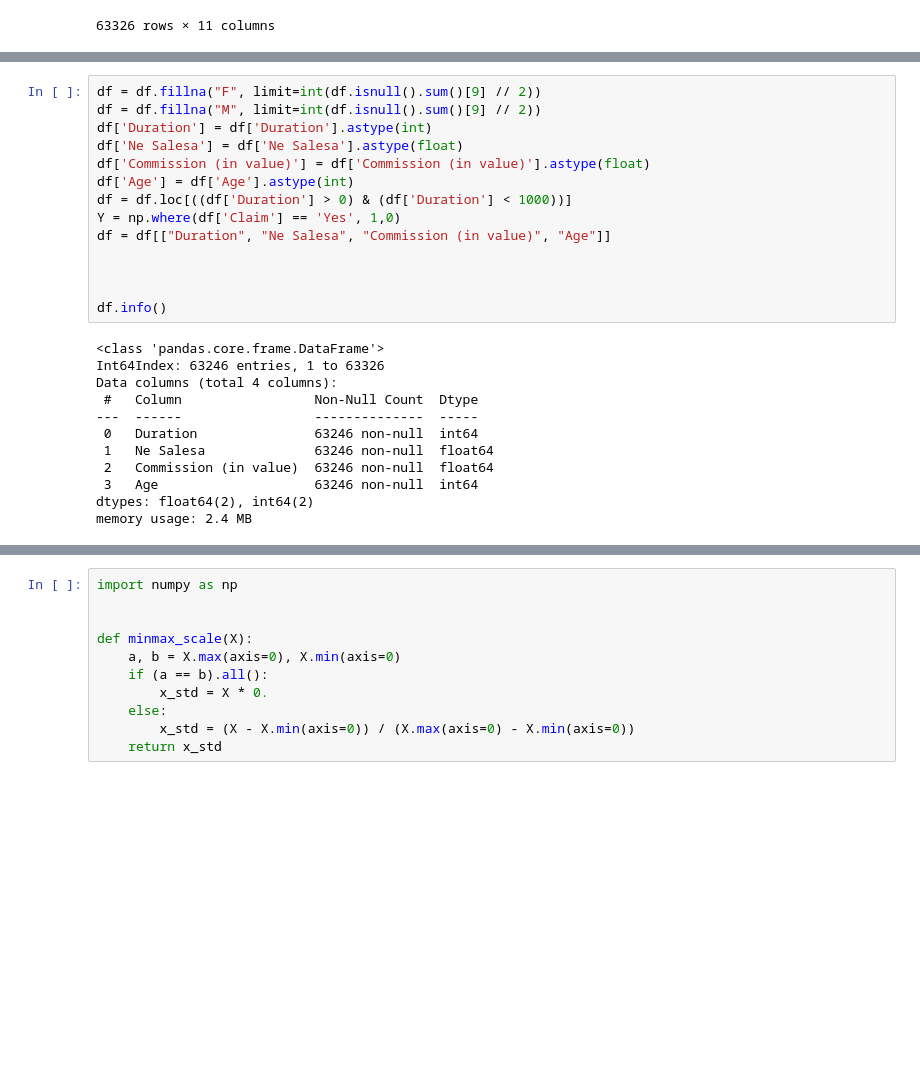
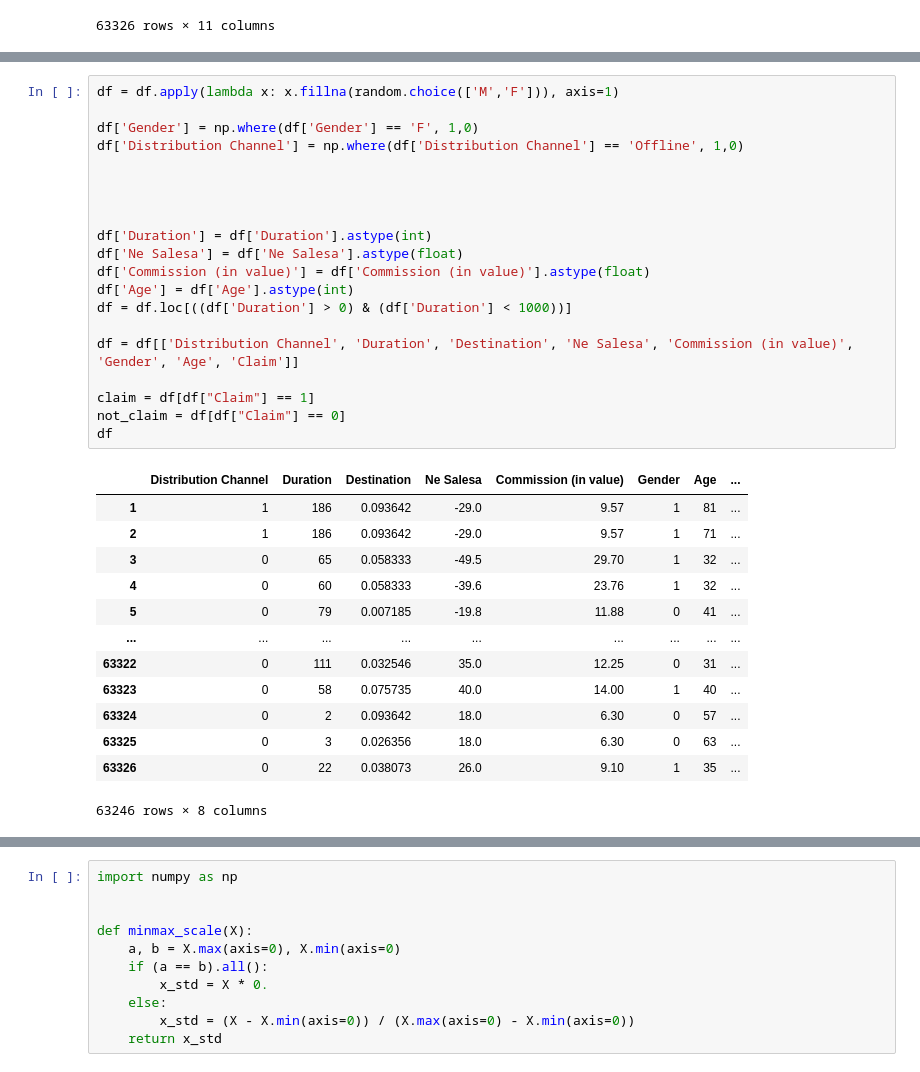
Before and after one commit to ShvetsovEgor/ML, a Jupyter notebook: hm_linear_models_tasks_2022_fall_(1).ipynb, the cells around one changed output, grey strips where cells are left out. Drawn from its saved outputs; the diff is of its cells as text; blank space fills up the shorter version.

```diff
--- a/hm_linear_models_tasks_2022_fall_(1).ipynb
+++ b/hm_linear_models_tasks_2022_fall_(1).ipynb
@@ -62,26 +112,34 @@ df
 # %%
-df = df.fillna("F", limit=int(df.isnull().sum()[9] // 2))
-df = df.fillna("M", limit=int(df.isnull().sum()[9] // 2))
+df = df.apply(lambda x: x.fillna(random.choice(['M','F'])), axis=1)
+
+df['Gender'] = np.where(df['Gender'] == 'F', 1,0)
+df['Distribution Channel'] = np.where(df['Distribution Channel'] == 'Offline', 1,0)
+
+
+
+
 df['Duration'] = df['Duration'].astype(int)
 df['Ne Salesа'] = df['Ne Salesа'].astype(float)
 df['Commission (in value)'] = df['Commission (in value)'].astype(float)
 df['Age'] = df['Age'].astype(int)
 df = df.loc[((df['Duration'] > 0) & (df['Duration'] < 1000))]
-Y = np.where(df['Claim'] == 'Yes', 1,0)
-df = df[["Duration", "Ne Salesа", "Commission (in value)", "Age"]]
 
+df = df[['Distribution Channel', 'Duration', 'Destination', 'Ne Salesа', 'Commission (in value)', 'Gender', 'Age', 'Claim']]
 
-
-df.info()
+claim = df[df["Claim"] == 1]
+not_claim = df[df["Claim"] == 0]
+df
 # %% [output]
+|  | Distribution Channel | Duration | Destination | Ne Salesа | Commission (in value) | Gender | Age | ... |
+| 1 | 1 | 186 | 0.093642 | -29.0 | 9.57 | 1 | 81 | ... |
+| 2 | 1 | 186 | 0.093642 | -29.0 | 9.57 | 1 | 71 | ... |
+| 3 | 0 | 65 | 0.058333 | -49.5 | 29.70 | 1 | 32 | ... |
+| 4 | 0 | 60 | 0.058333 | -39.6 | 23.76 | 1 | 32 | ... |
+| 5 | 0 | 79 | 0.007185 | -19.8 | 11.88 | 0 | 41 | ... |
+| ... | ... | ... | ... | ... | ... | ... | ... | ... |
+| 63322 | 0 | 111 | 0.032546 | 35.0 | 12.25 | 0 | 31 | ... |
+| 63323 | 0 | 58 | 0.075735 | 40.0 | 14.00 | 1 | 40 | ... |
+| 63324 | 0 | 2 | 0.093642 | 18.0 | 6.30 | 0 | 57 | ... |
+| 63325 | 0 | 3 | 0.026356 | 18.0 | 6.30 | 0 | 63 | ... |
+| 63326 | 0 | 22 | 0.038073 | 26.0 | 9.10 | 1 | 35 | ... |
-<class 'pandas.core.frame.DataFrame'>
-Int64Index: 63246 entries, 1 to 63326
-Data columns (total 4 columns):
- #   Column                 Non-Null Count  Dtype
----  ------                 --------------  -----
- 0   Duration               63246 non-null  int64
- 1   Ne Salesа              63246 non-null  float64
- 2   Commission (in value)  63246 non-null  float64
- 3   Age                    63246 non-null  int64
-dtypes: float64(2), int64(2)
-memory usage: 2.4 MB
+63246 rows × 8 columns
```
Also changed, not shown: parts of 24 cells of this notebook.
